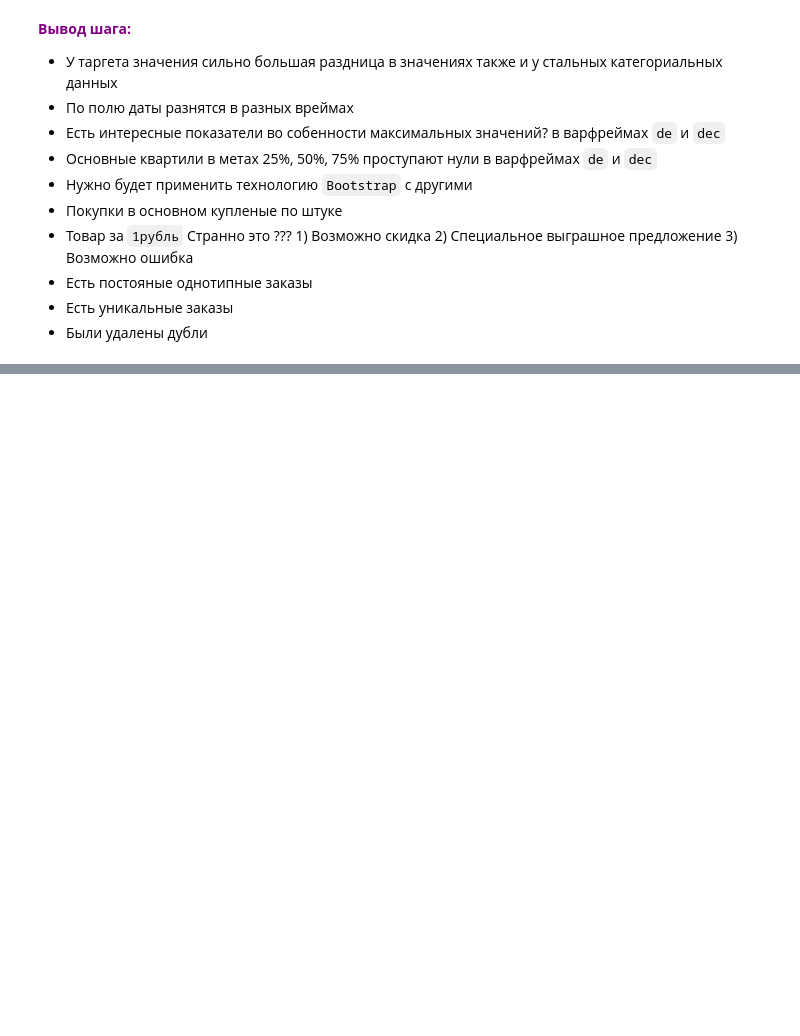
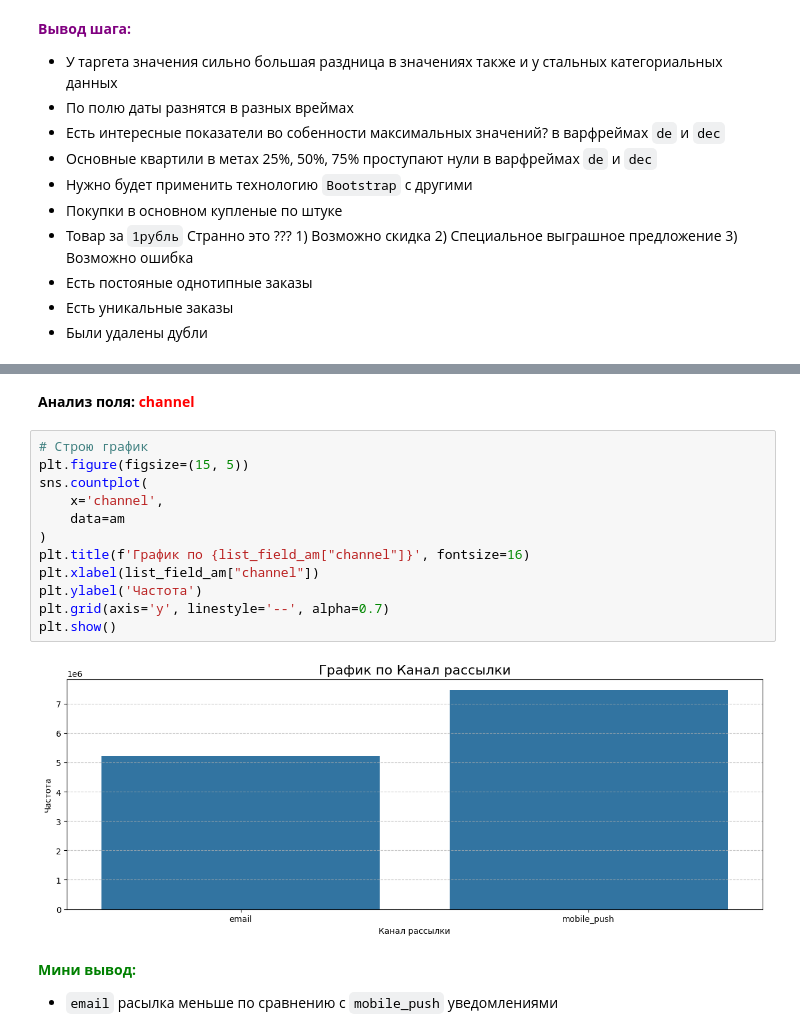
Before and after one commit to OsKaLis/predicting_user_behavior_in_the_marketplace, a Jupyter notebook: m4s22_marketplace.ipynb, the cells around one changed output, grey strips where cells are left out. Drawn from its saved outputs; the diff is of its cells as text; blank space fills up the shorter version.

```diff
--- a/m4s22_marketplace.ipynb
+++ b/m4s22_marketplace.ipynb
@@ -999,0 +1173,20 @@ table_describe_quantitative_values(dec)
+# %% [markdown]
+**Анализ поля: <span style='color:red'>channel</span>**
+# %%
+# Строю график
+plt.figure(figsize=(15, 5))
+sns.countplot(
+    x='channel',
+    data=am
+)
+plt.title(f'График по {list_field_am["channel"]}', fontsize=16)
+plt.xlabel(list_field_am["channel"])
+plt.ylabel('Частота')
+plt.grid(axis='y', linestyle='--', alpha=0.7)
+plt.show()
+# %% [output]
+[figure, added]
+# %% [markdown]
+**<span style='color:green'>Мини вывод:</span>**
+
+- `email` расылка меньше по сравнению с `mobile_push` уведомлениями
```
Also changed, not shown: parts of 114 cells of this notebook, 5 other files.
